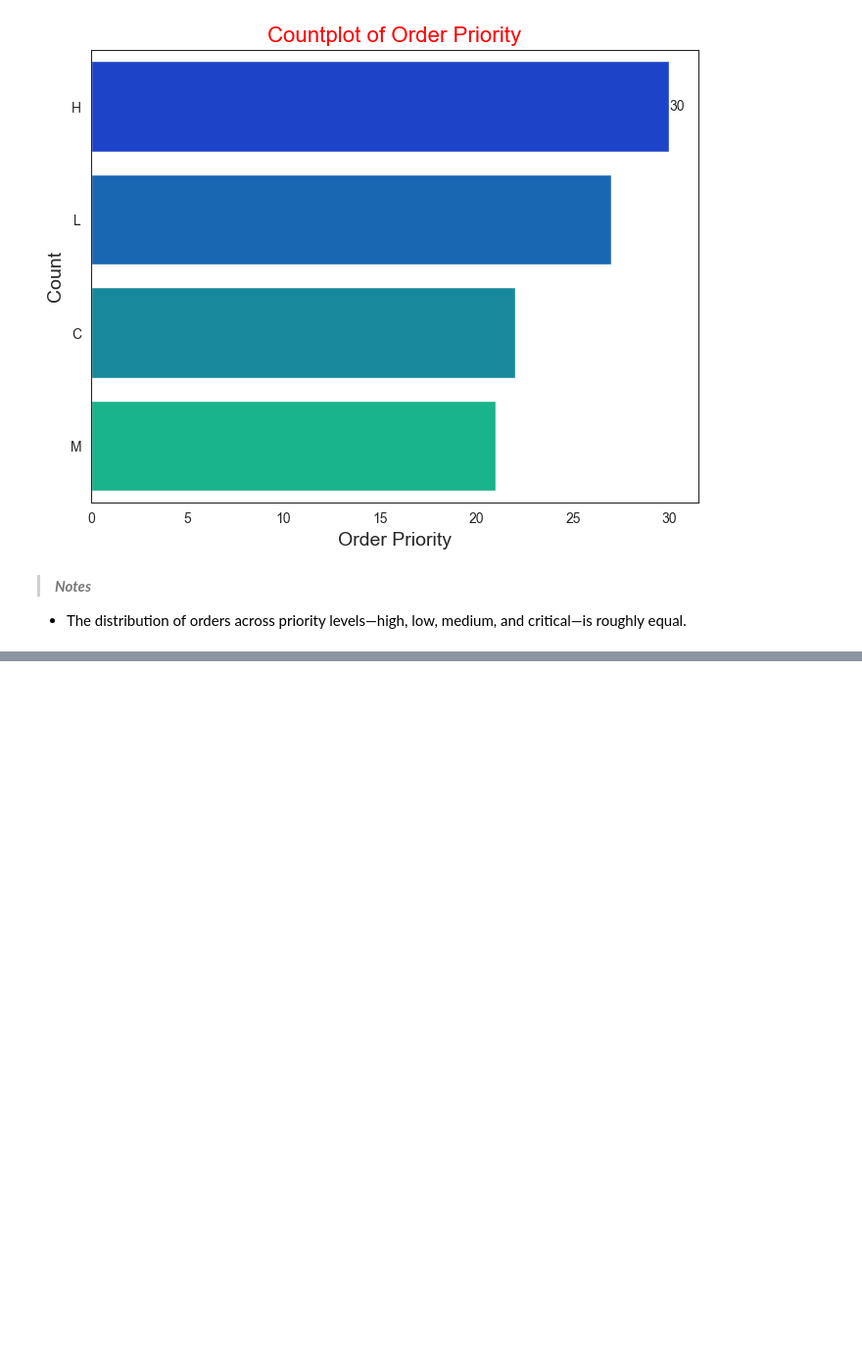
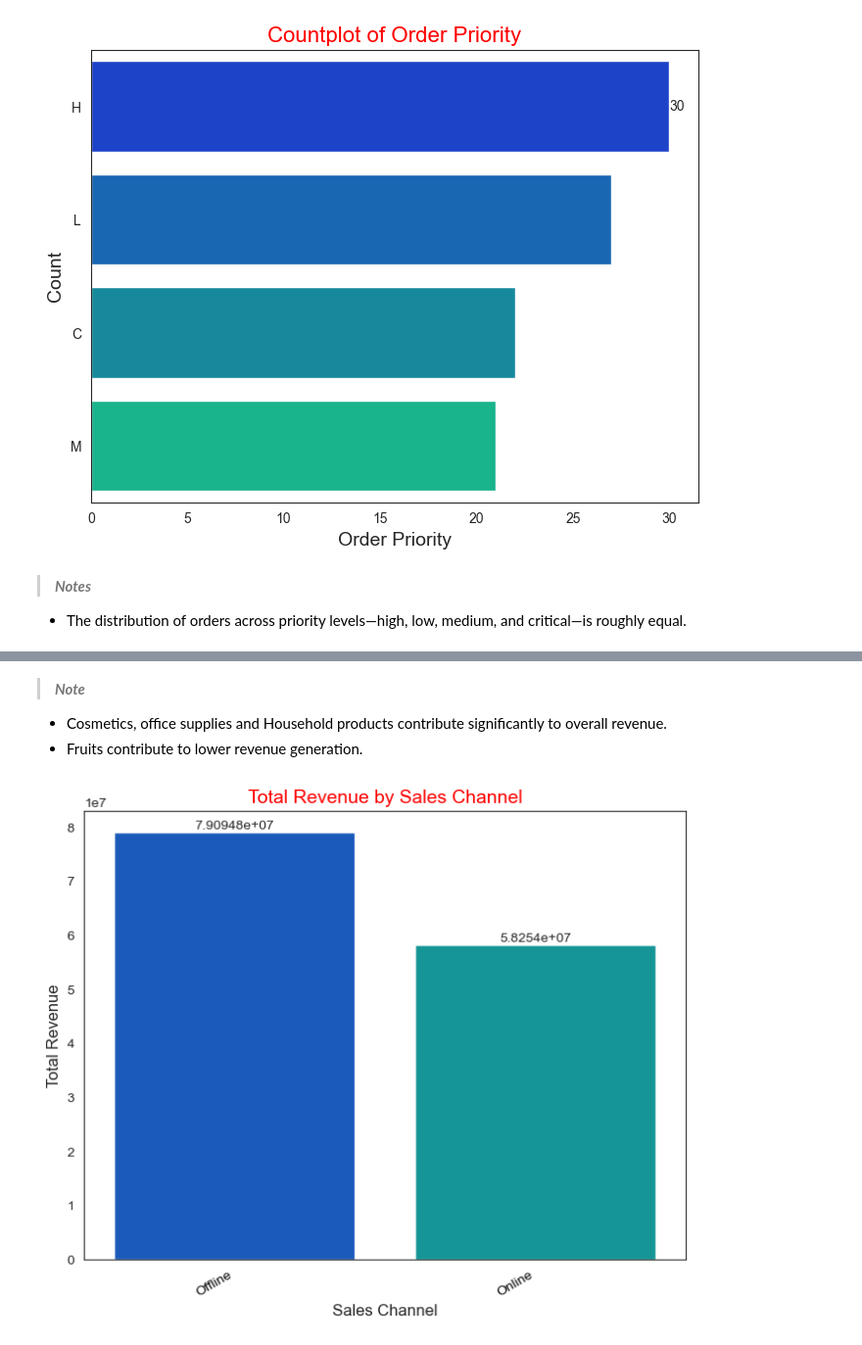
Before and after one commit to Fransis-DS24/Amazon-Sales-Analysis, a Jupyter notebook: Project_Amazon_Sales_up.ipynb, the cells around one changed output, grey strips where cells are left out. Shown at 98% size. Cells and saved outputs as stored; diff of their text form; code cells hidden in the pictures; blank space fills up the shorter version.

```diff
--- a/Project_Amazon_Sales_up.ipynb
+++ b/Project_Amazon_Sales_up.ipynb
@@ -239,0 +315,15 @@ Countplot('Order Priority',df,8,6)
+# %% [markdown]
+> ***Note***
+- Cosmetics, office supplies and Household products contribute significantly to overall revenue.
+- Fruits contribute to lower revenue generation.
+# %%
+plt.figure(figsize=(8,6))
+ret=sns.barplot(x="Sales Channel",y="Total Revenue",data=df,estimator="sum",errorbar=None, palette="winter")
+ret.bar_label(ret.containers[0])
+plt.title('Total Revenue by Sales Channel',color='r',fontsize=14)
+plt.xlabel('Sales Channel', fontsize=12)
+plt.ylabel('Total Revenue', fontsize=12)
+plt.xticks(ha='right',rotation=30,color='black')
+plt.show()
+# %% [output]
+[figure, added]
```
Also changed, not shown: parts of 24 cells of this notebook.
